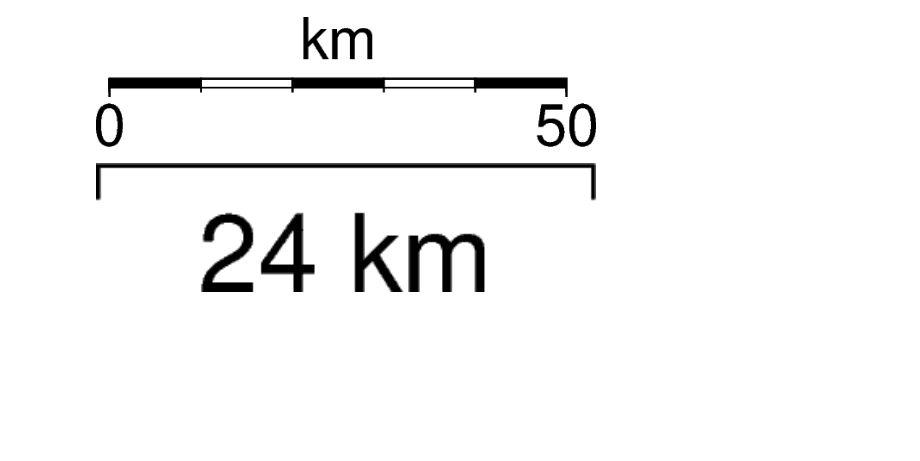
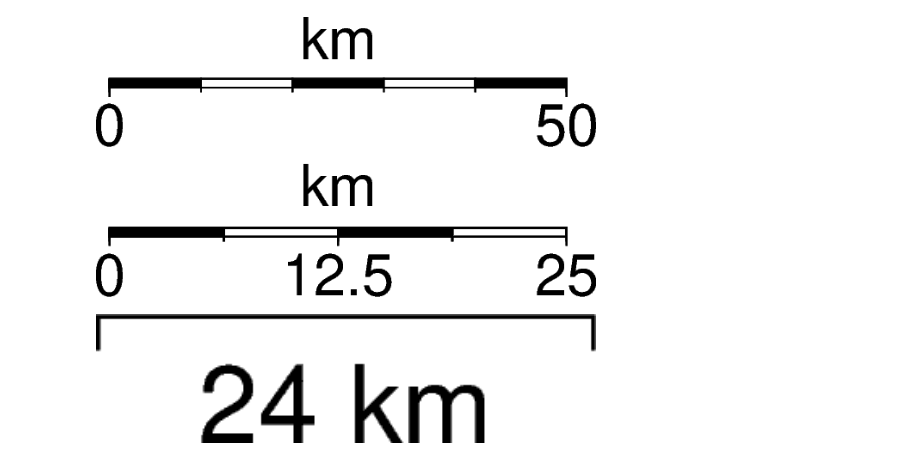
Before and after one commit to fabian-kutschera/Scripts4Processing, a Jupyter notebook: scales_roses/MapScale_Rose.ipynb, the cells around one changed output. Drawn from its saved outputs; the diff is of its cells as text; code cells hidden in the pictures; blank space fills up the shorter version.

Commit message:
add 25 km scale

```diff
--- a/scales_roses/MapScale_Rose.ipynb
+++ b/scales_roses/MapScale_Rose.ipynb
@@ -31,5 +31,13 @@ fig.savefig("scale.eps", dpi=700)
 # %% [output]
 [figure]
+# %%
+fig = pygmt.Figure()
+pygmt.config(FONT=16)
+fig.basemap(region=[0, 1, 0, 1], projection="M20C", frame=False, map_scale="jBL+w25k+lkm+f") #+o0.5c/0.5c
+fig.show()
+fig.savefig("scale_25km.eps", dpi=700)
+# %% [output]
+[figure, added]
 # %%
 fig = pygmt.Figure()
 pygmt.config(FONT=16)
```
Also changed, not shown: parts of 1 cell of this notebook, 1 other file.
